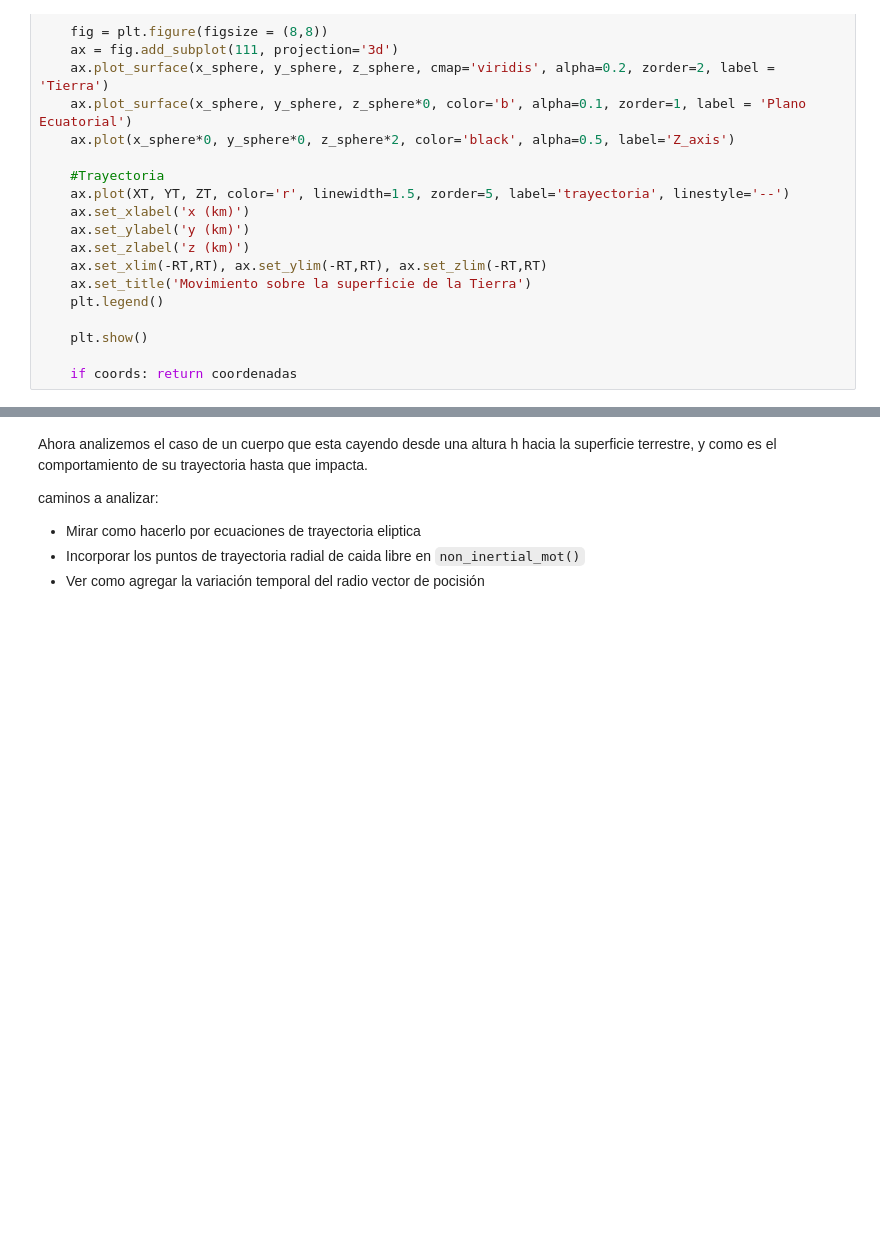
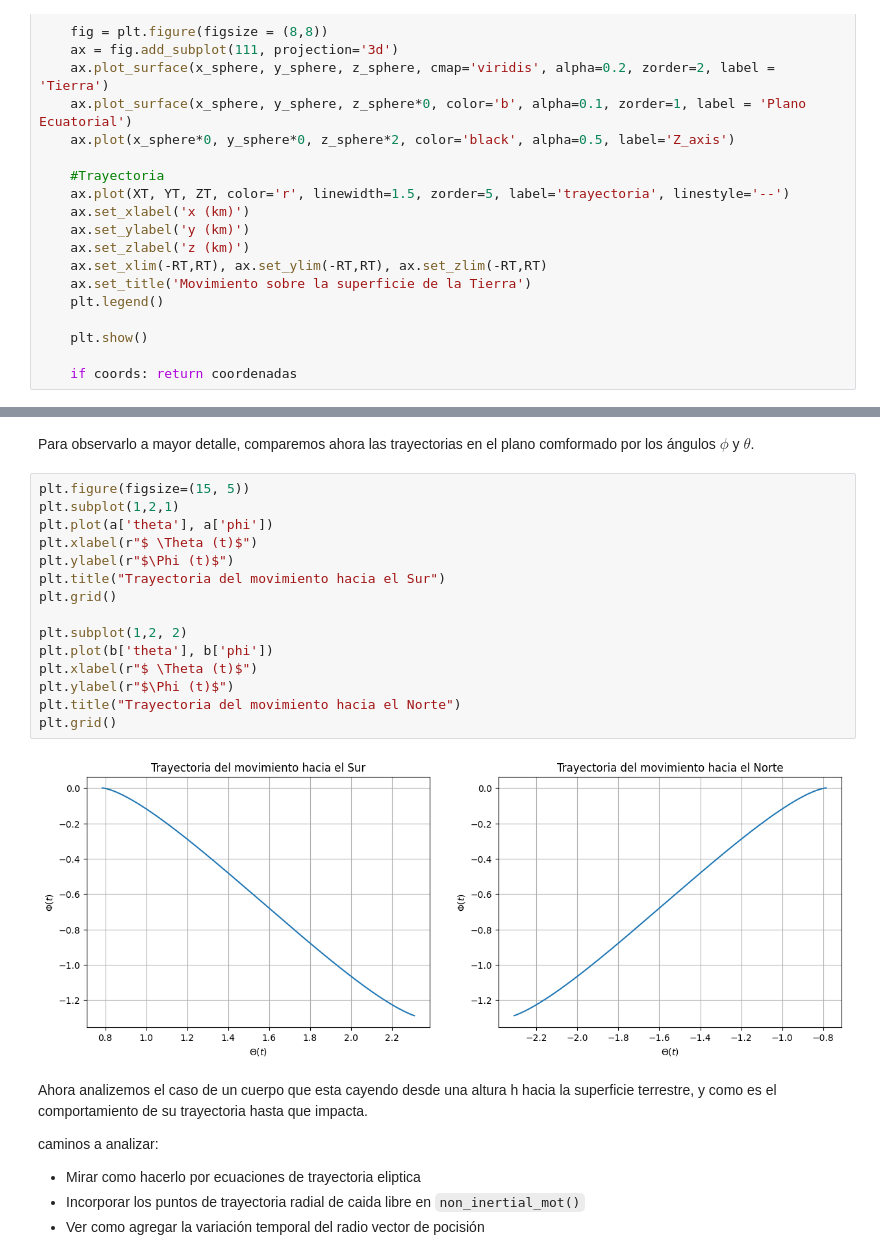
Before and after one commit to jerolg/FISICA_TEORICA_2, a Jupyter notebook: T2_Cuerpo_Rígido/Tarea02.ipynb, the cells around one changed output, grey strips where cells are left out. Saved outputs shown, nothing was run; the diff lists cells and outputs as text; blank space fills up the shorter version.

```diff
--- a/T2_Cuerpo_Rígido/Tarea02.ipynb
+++ b/T2_Cuerpo_Rígido/Tarea02.ipynb
@@ -322,3 +193,22 @@ a = non_inertial_mot(init_params, 5000, 3600, coords=True)
+# %% [markdown]
+Para observarlo a mayor detalle, comparemos ahora las trayectorias en el plano comformado por los ángulos $\phi$ y $\theta$.
+# %%
+plt.figure(figsize=(15, 5))
+plt.subplot(1,2,1)
+plt.plot(a['theta'], a['phi'])
+plt.xlabel(r"$ \Theta (t)$")
+plt.ylabel(r"$\Phi (t)$")
+plt.title("Trayectoria del movimiento hacia el Sur")
+plt.grid()
+
+plt.subplot(1,2, 2)
+plt.plot(b['theta'], b['phi'])
+plt.xlabel(r"$ \Theta (t)$")
+plt.ylabel(r"$\Phi (t)$")
+plt.title("Trayectoria del movimiento hacia el Norte")
+plt.grid()
+# %% [output]
+[figure, added]
 # %% [markdown]
 Ahora analizemos el caso de un cuerpo que esta cayendo desde una altura h hacia la superficie terrestre, y como es el comportamiento de su trayectoria hasta que impacta.
 
```
Also changed, not shown: parts of 17 cells of this notebook.
